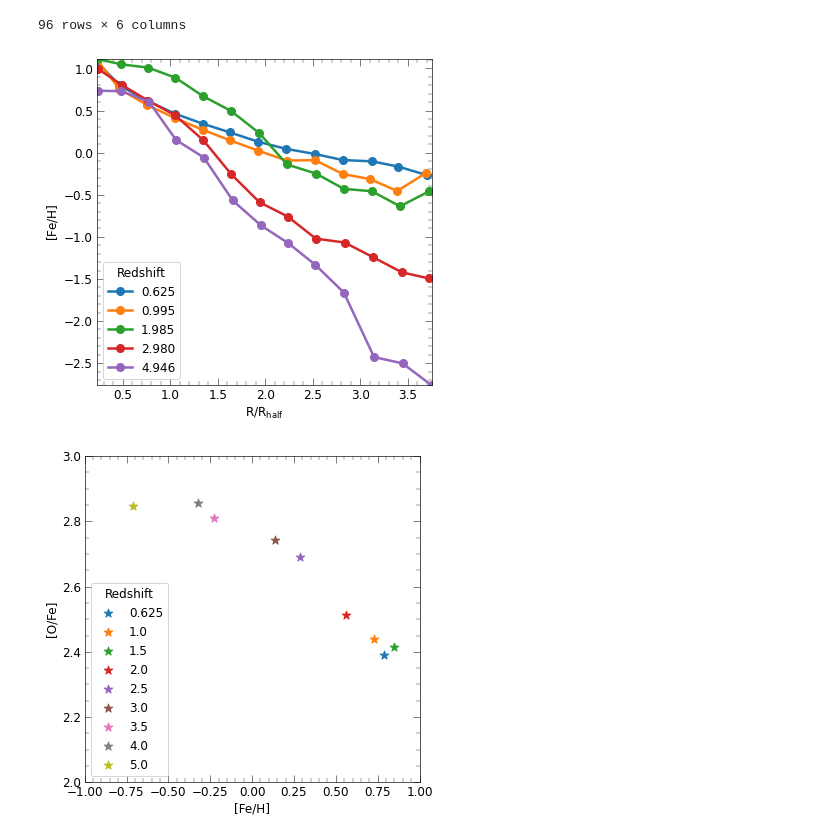
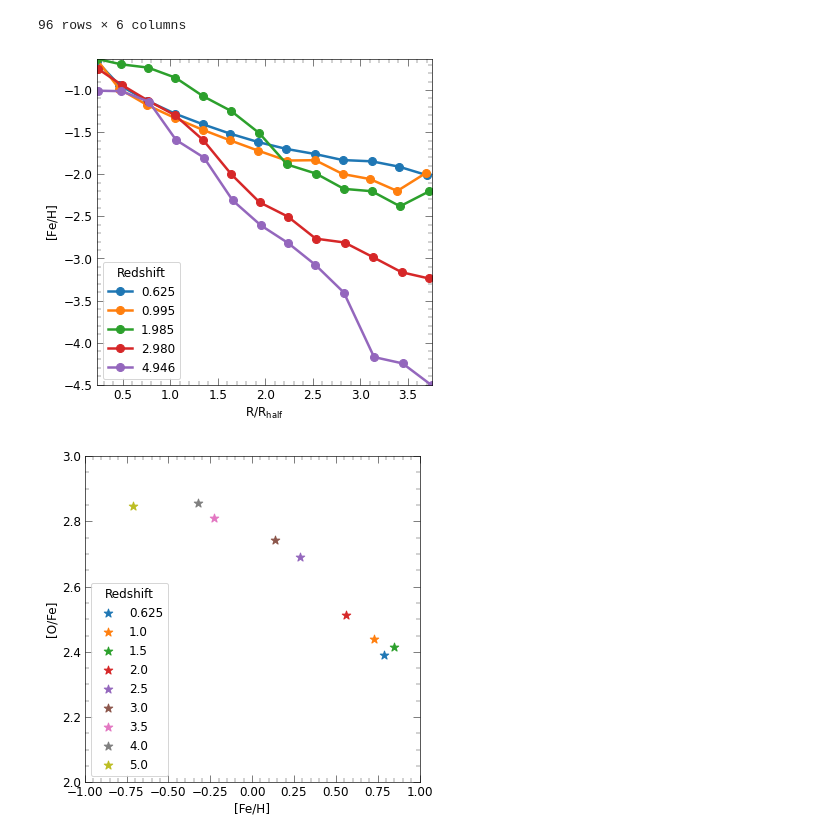
Before and after one commit to ansingh16/hr5_metallicity, a Jupyter notebook: Code/Analysis.ipynb, the cells around one changed output. Saved outputs shown, nothing was run; the diff lists cells and outputs as text; code cells hidden in the pictures.

```diff
--- a/Code/Analysis.ipynb
+++ b/Code/Analysis.ipynb
@@ -867,7 +869,7 @@ import numpy as np
 import configparser
 # load up the parameter file
 parser = configparser.ConfigParser()
-parser.read('../params.ini')
+parser.read('../params_hr5.ini')
 
 outdir = parser.get('Paths','outdir')
 galcats = parser.get('Paths','galaxycats')
@@ -913,34 +915,34 @@ for i,var in enumerate(['feh']):#enumerate(vars.keys()):
 
         e_galaxies = morpho[morpho['sersicn']>2.5]
 
         red = redshifts[j]
 
         Ana = hr5.Analysis(snap)
 
         # chech if the json file exists
         if not os.path.exists(f'{outdir}/Gradient_{vari}_{snap}.json'):
                 Ana.get_slope_data(galids=e_galaxies.ID,clusids=e_galaxies.clusID,rmax=4,rbin_width=0.3,var=f'{vari}',dump_data=True,use_cache=False)
         else:
                Ana.get_slope_data(galids=e_galaxies.ID,clusids=e_galaxies.clusID,rmax=4,rbin_width=0.3,var=f'{vari}',dump_data=False,use_cache=True)
 
         grad = getattr(Ana, f'median_gradient_{vari}')
 
         ax.plot(grad['median_Rg'],grad[f'median_{var}'],marker='o',markersize=8,label=f'{red:0.3f}',color=colors[j])
 
         ax.set_ylabel(f'{vars[var]}')
 
 
         ax.set_xlabel(r'$\mathrm{R/R_{\mathrm{half}}}$')
 
 
 
 
 
 ax.legend(loc=3,title='Redshift')
 # fig.subplots_adjust(hspace=0)
 fig.savefig('../Plots/feh_evolution_redshift.png',bbox_inches='tight')
 # %% [output]
-[figure, old version]
+[figure, new version]
 # %%
 import pandas as pd
 import HR5_cluster as hr5
```
Also changed, not shown: parts of 5 cells of this notebook, 9 other files.
